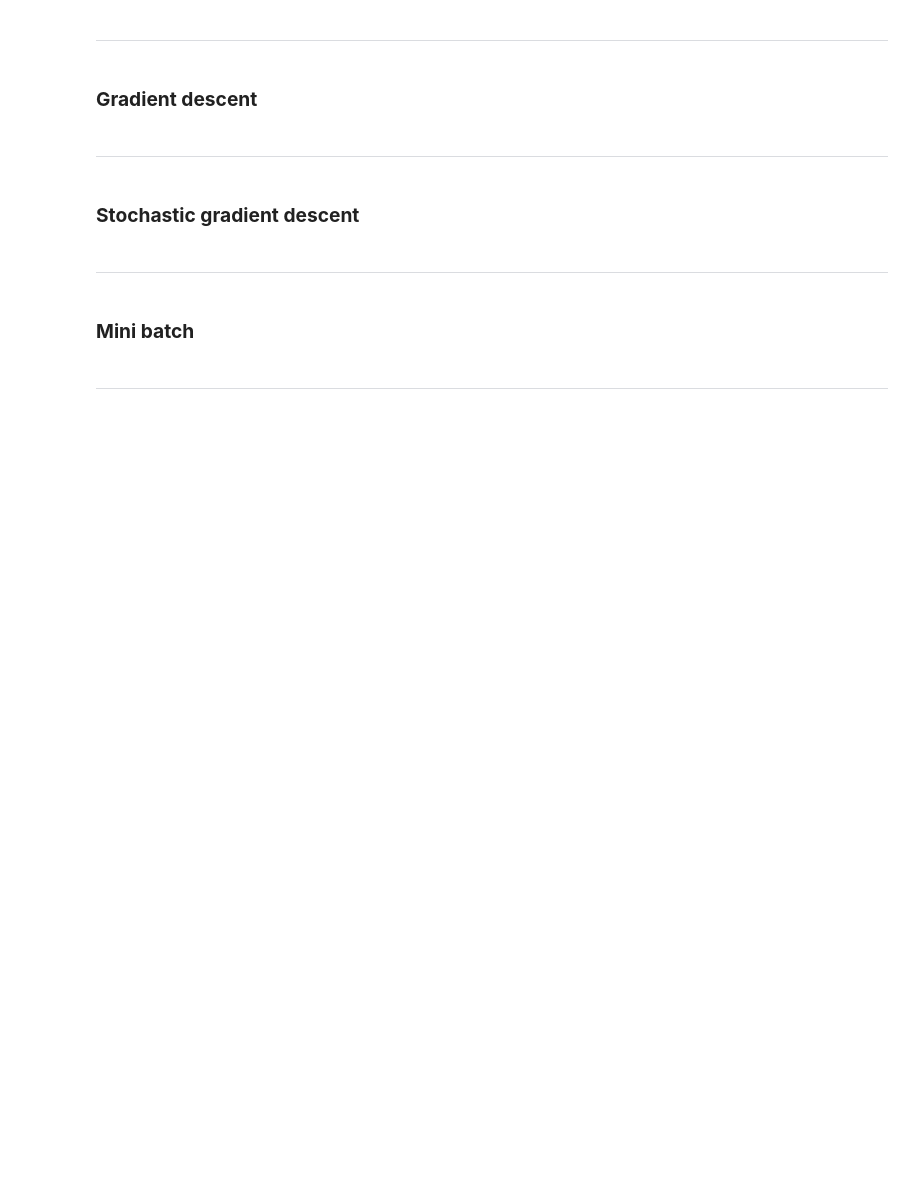
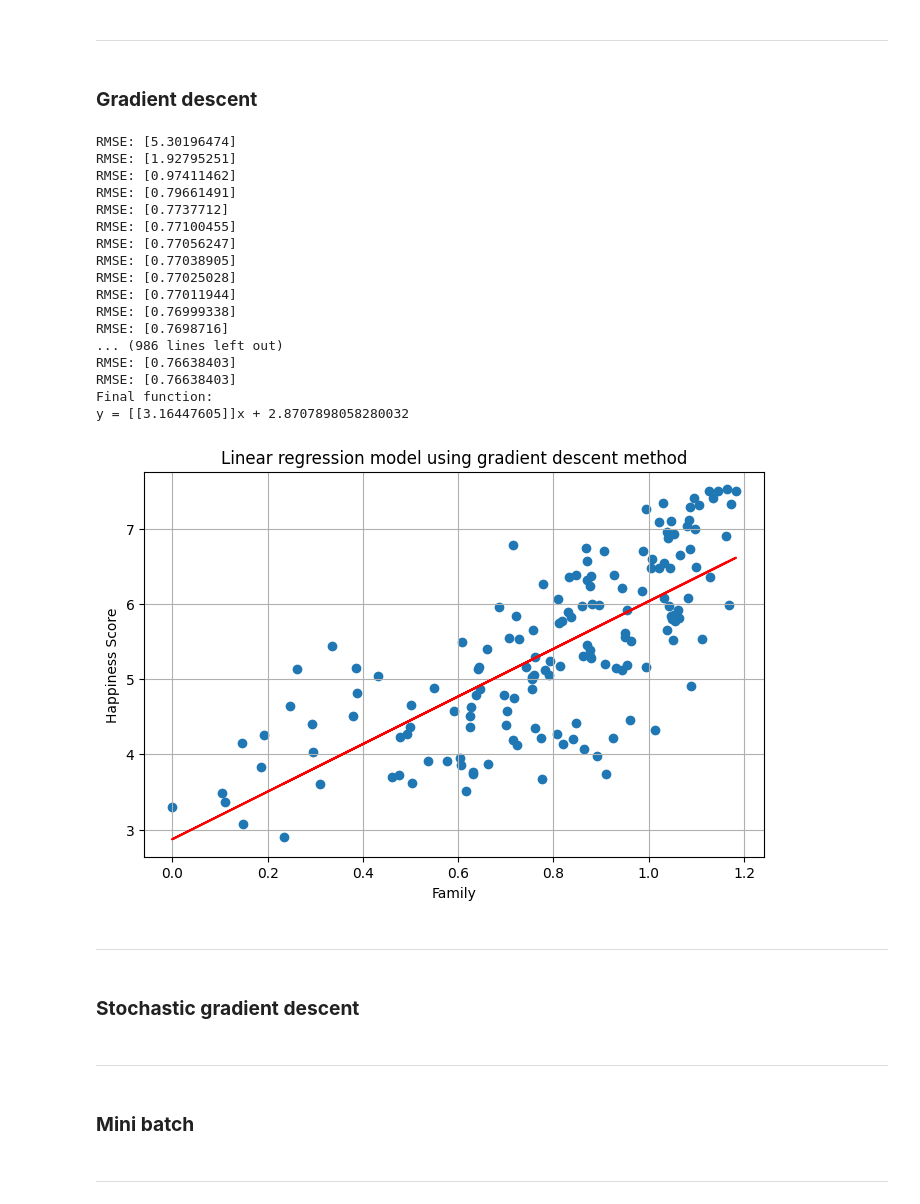
Before and after one commit to JasinskiKacper/machine_learning_from_scratch, a Jupyter notebook: 01_linear_regression/experiments.ipynb, the cells around one changed output. Drawn from its saved outputs; the diff is of its cells as text; code cells hidden in the pictures; blank space fills up the shorter version.

```diff
--- a/01_linear_regression/experiments.ipynb
+++ b/01_linear_regression/experiments.ipynb
@@ -134,6 +166,43 @@ Text(0, 0.5, 'Happiness Score')
 ### **Gradient descent**
 # %%
 from gradient_descent import Linear_Regression_Gradient
+
+X = df['Family'].to_numpy()
+y = df['Happiness Score'].to_numpy()
+
+gradient_descent = Linear_Regression_Gradient()
+
+gradient_descent.fit(X, y, 1000, 0.2, stats=True)
+y_pred = gradient_descent.predict(X)
+
+print(f'Final function:\ny = {gradient_descent.weights}x + {gradient_descent.bias}')
+
+plt.figure(figsize=(8, 5))
+plt.scatter(X, y, label='Data')
+plt.plot(X, y_pred, color='red', label='Prediction')
+plt.xlabel('Family')
+plt.ylabel('Happiness Score')
+plt.title('Linear regression model using gradient descent method')
+plt.grid()
+# %% [output]
+RMSE: [5.30196474]
+RMSE: [1.92795251]
+RMSE: [0.97411462]
+RMSE: [0.79661491]
+RMSE: [0.7737712]
+RMSE: [0.77100455]
+RMSE: [0.77056247]
+RMSE: [0.77038905]
+RMSE: [0.77025028]
+RMSE: [0.77011944]
+RMSE: [0.76999338]
+RMSE: [0.7698716]
+... (986 lines left out)
+RMSE: [0.76638403]
+RMSE: [0.76638403]
+Final function:
+y = [[3.16447605]]x + 2.8707898058280032
+[figure, added]
 # %% [markdown]
 ---
 # %% [markdown]
```
Also changed, not shown: parts of 2 cells of this notebook, 6 other files.
